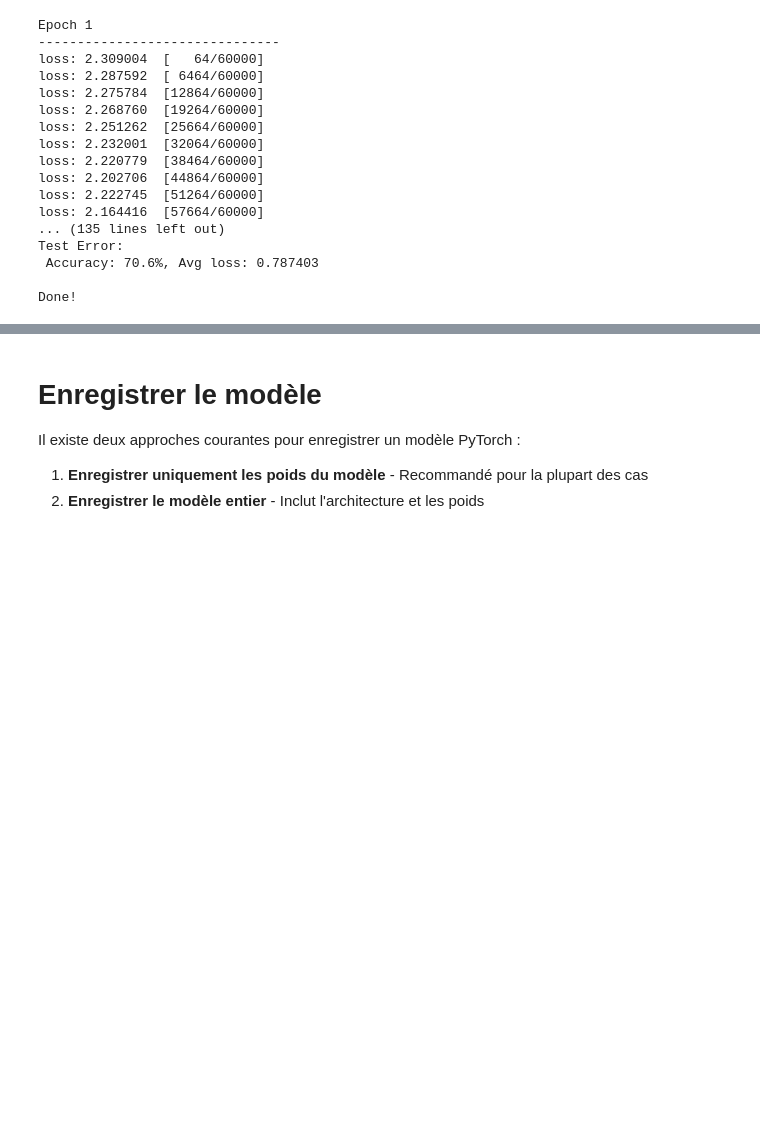
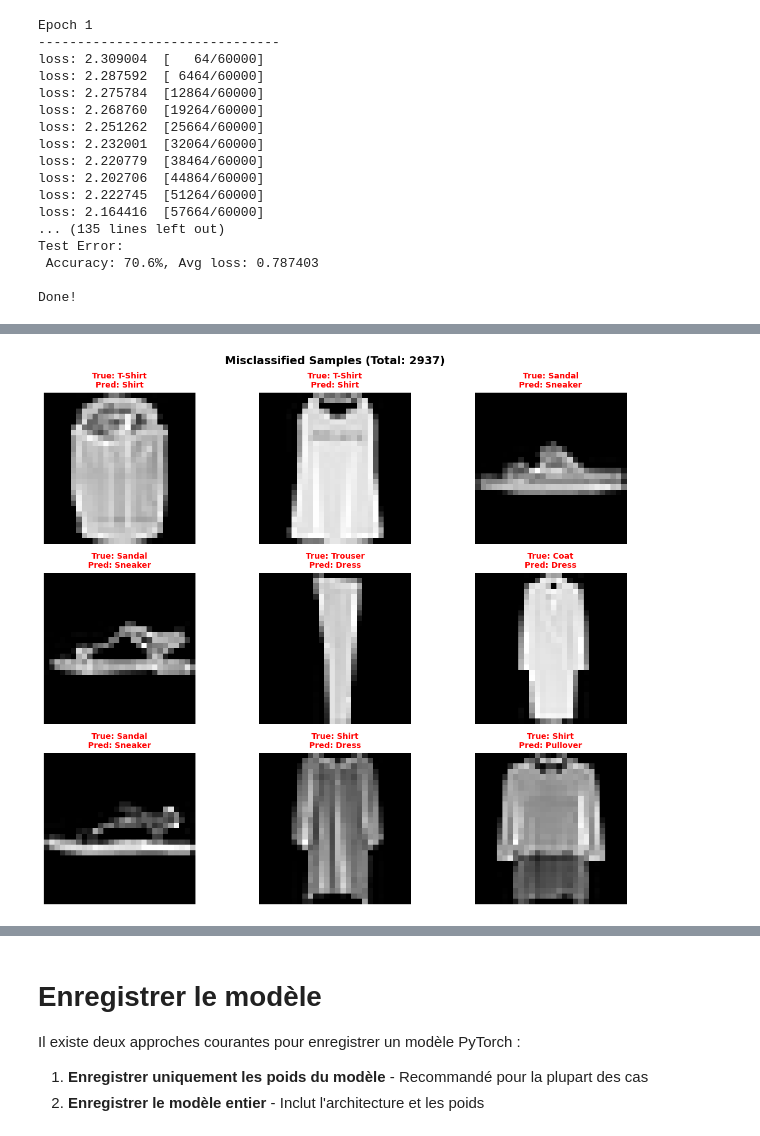
Before and after one commit to ganji759/Flood-Prediction-Using-Machine-Learning, a Jupyter notebook: Workshop Session 1.ipynb, the cells around one changed output, grey strips where cells are left out. Cells and saved outputs as stored; diff of their text form; code cells hidden in the pictures; blank space fills up the shorter version.

```diff
--- a/Workshop Session 1.ipynb
+++ b/Workshop Session 1.ipynb
@@ -637,0 +822,81 @@ Done!
+# %%
+# Analyze misclassified samples
+def analyze_misclassifications(model, dataloader, device, labels_map, num_errors=9):
+    """
+    Find and visualize misclassified samples.
+
+    Args:
+        model: The trained neural network model
+        dataloader: DataLoader for test set
+        device: Device to run the model on
+        labels_map: Dictionary mapping class indices to class names
+        num_errors: Number of misclassified samples to display
+    """
+    model.eval()
+    misclassified_images = []
+    misclassified_labels = []
+    misclassified_predictions = []
+
+    # Collect misclassified samples
+    with torch.no_grad():
+        for images, labels in dataloader:
+            images, labels = images.to(device), labels.to(device)
+            outputs = model(images)
+            _, predictions = torch.max(outputs, 1)
+
+            # Find misclassified samples
+            misclassified_mask = (predictions != labels)
+
+            if misclassified_mask.sum() > 0:
+                misclassified_images.append(images[misclassified_mask].cpu())
+                misclassified_labels.append(labels[misclassified_mask].cpu())
+                misclassified_predictions.append(predictions[misclassified_mask].cpu())
+
+    if not misclassified_images:
+        print("No misclassifications found!")
+        return
+
+    # Concatenate all misclassified samples
+    all_misclassified_images = torch.cat(misclassified_images)
+    all_misclassified_labels = torch.cat(misclassified_labels)
+    all_misclassified_predictions = torch.cat(misclassified_predictions)
+
+    # Plot misclassified samples
+    num_to_show = min(num_errors, len(all_misclassified_images))
+    fig, axes = plt.subplots(3, 3, figsize=(12, 10))
+    axes = axes.ravel()
+
+    for idx in range(num_to_show):
+        img = all_misclassified_images[idx].squeeze()
+        true_label = all_misclassified_labels[idx].item()
+        pred_label = all_misclassified_predictions[idx].item()
+
+        # Display image
+        axes[idx].imshow(img, cmap='gray')
+
+        # Create title with error info
+        title = f"True: {labels_map[true_label]}\nPred: {labels_map[pred_label]}"
+        axes[idx].set_title(title, color='red', fontweight='bold', fontsize=10)
+        axes[idx].axis('off')
+
+        # Add red border
+        for spine in axes[idx].spines.values():
+            spine.set_edgecolor('red')
+            spine.set_linewidth(3)
+
+    # Hide unused subplots
+    for idx in range(num_to_show, len(axes)):
+        axes[idx].axis('off')
+
+    plt.suptitle(f'Misclassified Samples (Total: {len(all_misclassified_images)})',
+                 fontsize=14, fontweight='bold')
+    plt.tight_layout()
+    plt.show()
+
+    print(f"\nTotal misclassifications found: {len(all_misclassified_images)}")
+    print(f"Misclassification rate: {100 * len(all_misclassified_images) / len(test_dataloader.dataset):.2f}%")
+
+# Analyze misclassifications
+analyze_misclassifications(model, test_dataloader, device, labels_map)
+# %% [output]
+[figure, added]
```
Also changed, not shown: parts of 13 cells of this notebook.
